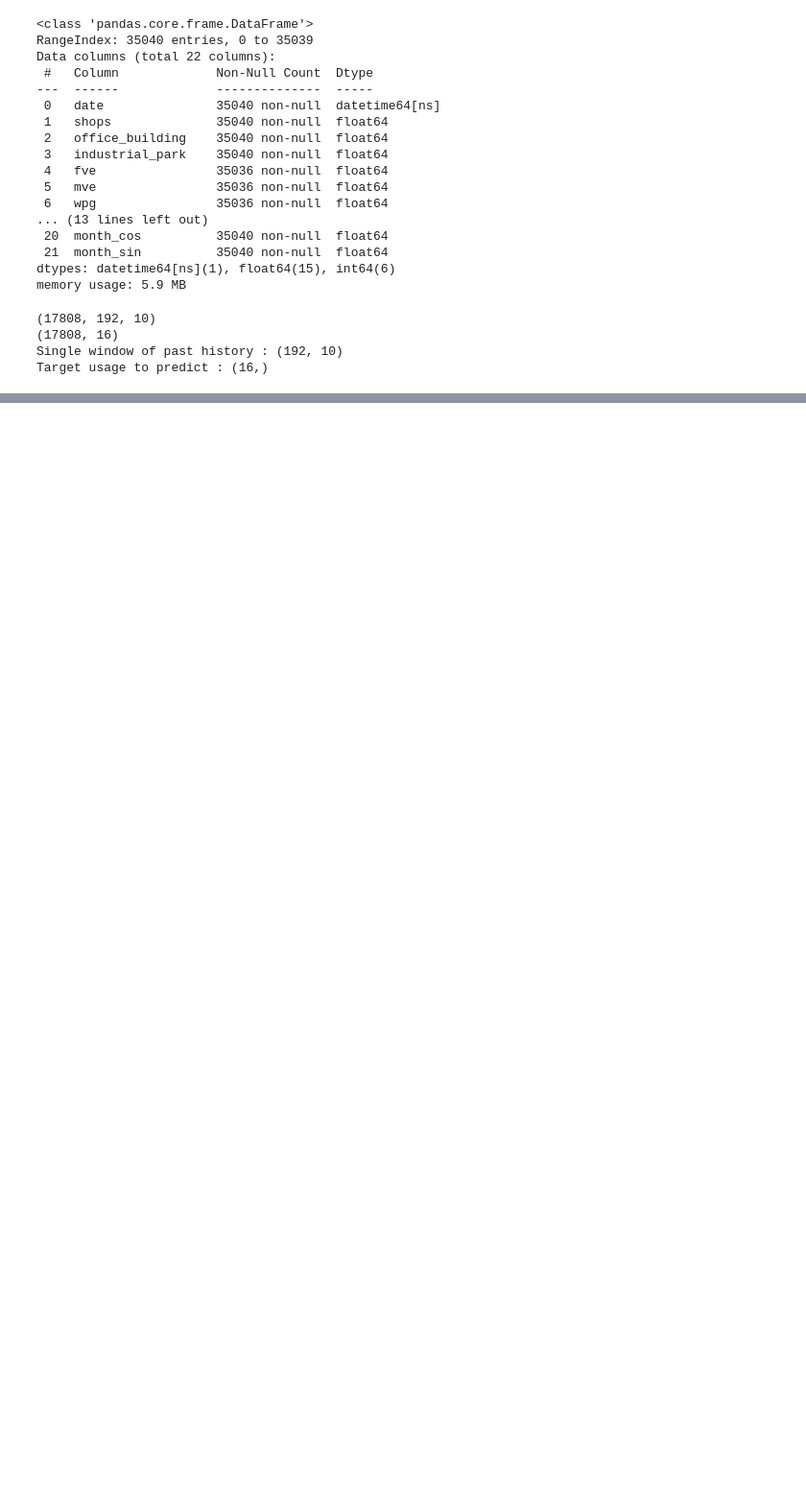
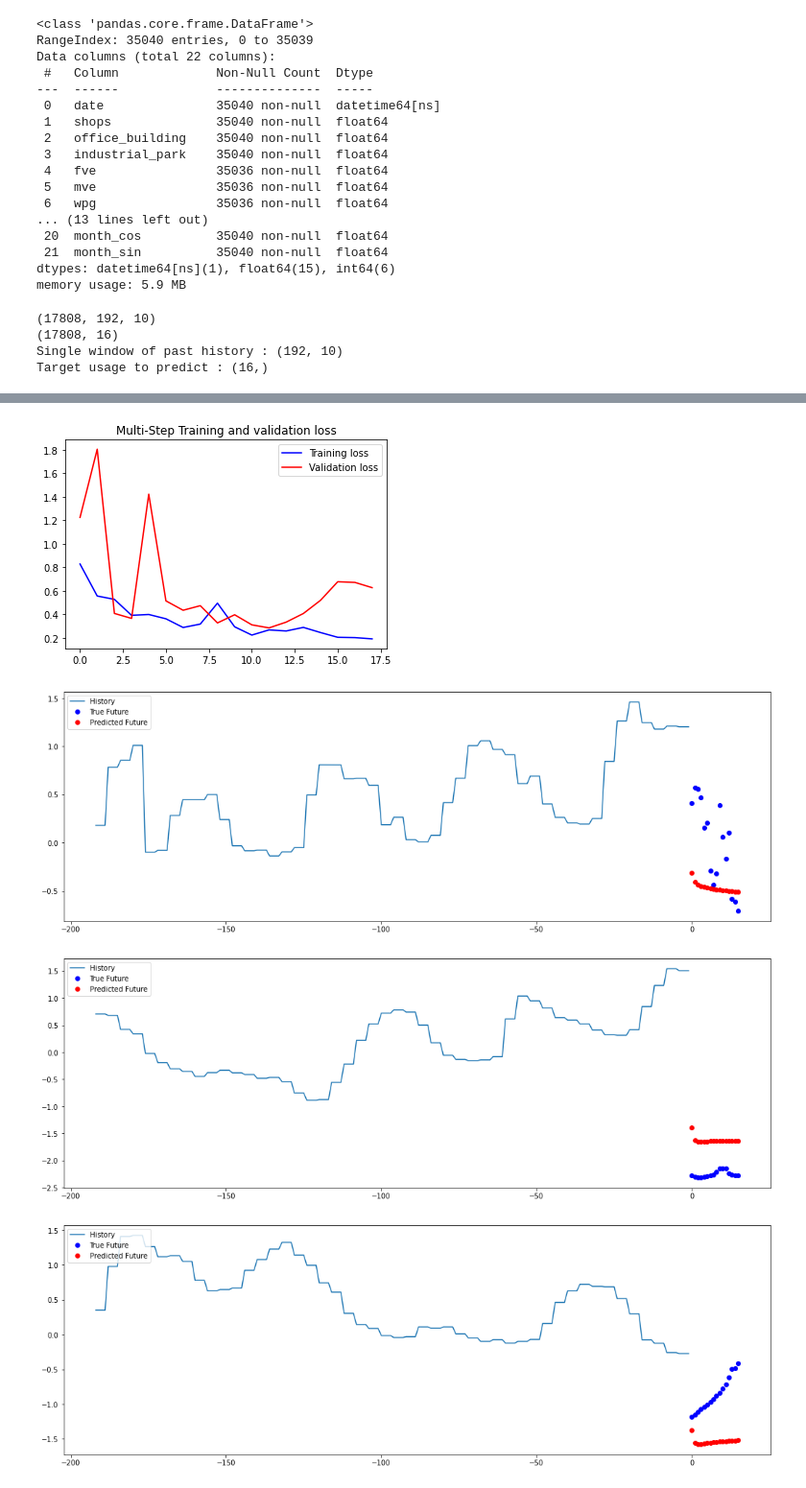
Before and after one commit to fiit-ba/Optimization-of-Battery-Management-in-Microgrid, a Jupyter notebook: AI/multistep_lstm.ipynb, the cells around one changed output, grey strips where cells are left out. Shown at 96% size. Drawn from its saved outputs; the diff is of its cells as text; code cells hidden in the pictures; blank space fills up the shorter version.

```diff
--- a/AI/multistep_lstm.ipynb
+++ b/AI/multistep_lstm.ipynb
@@ -142,0 +136,12 @@ validation_plots(history,10,val_data,model,STEP)
+# %%
+model = build_model_EncoderDecoder_LSTMCNN(n_timesteps,n_features,future_target)
+
+early_stopping = EarlyStopping(monitor='val_loss', patience = 6, restore_best_weights=True)
+history = model.fit(
+                                train_data,
+                                epochs=EPOCHS,
+                                steps_per_epoch=EVALUATION_INTERVAL,
+                                validation_data=val_data,
+                                validation_steps=EVALUATION_INTERVAL,
+                                callbacks=[early_stopping]
+                                )
@@ -142,0 +166,7 @@ validation_plots(history,10,val_data,model,STEP)
+# %%
+validation_plots(history,10,val_data,model,STEP)
+# %% [output]
+[figure, added]
+[figure, added]
+[figure, added]
+[figure, added]
```
Also changed, not shown: parts of 36 cells of this notebook, 3 other files.
